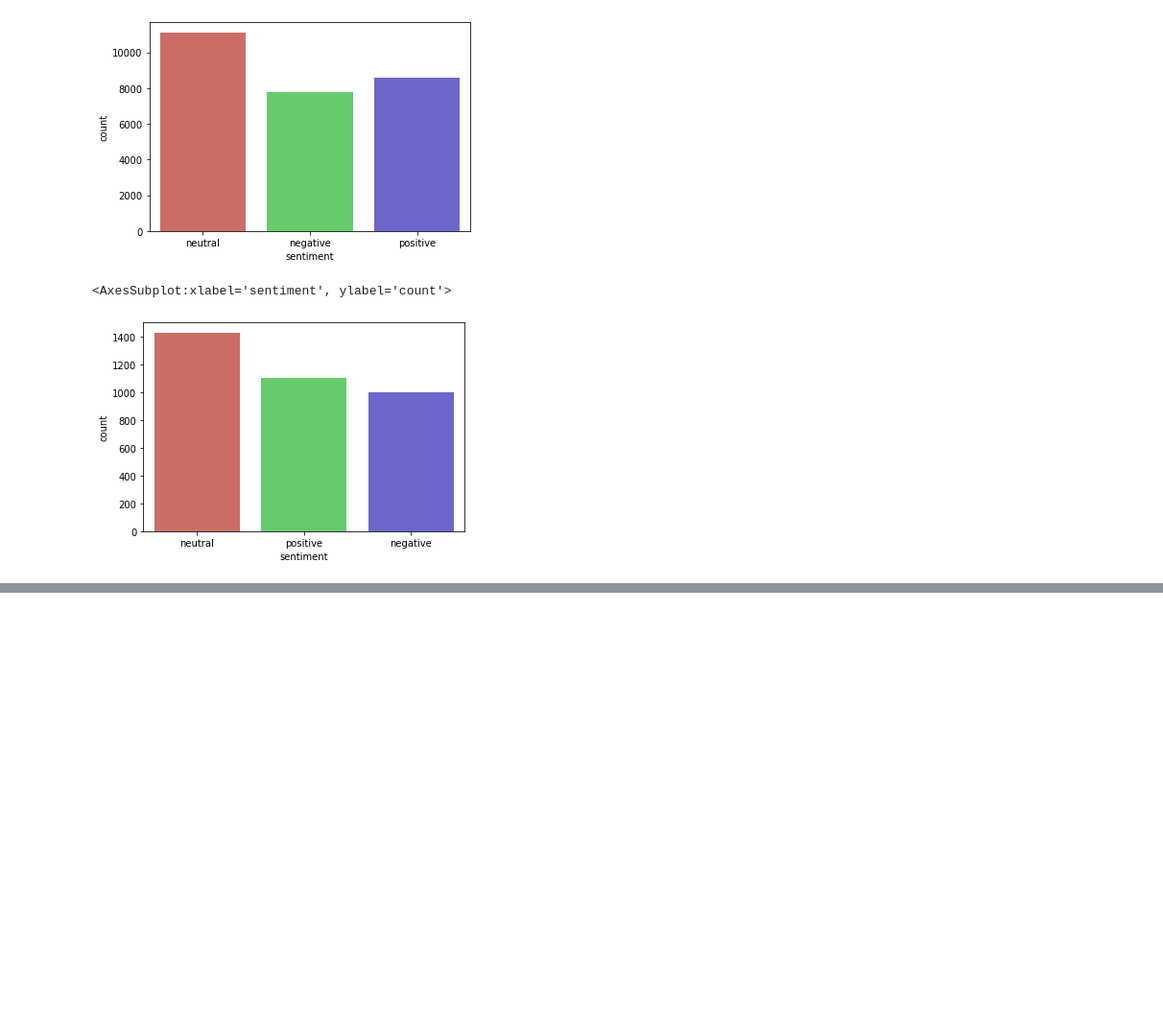
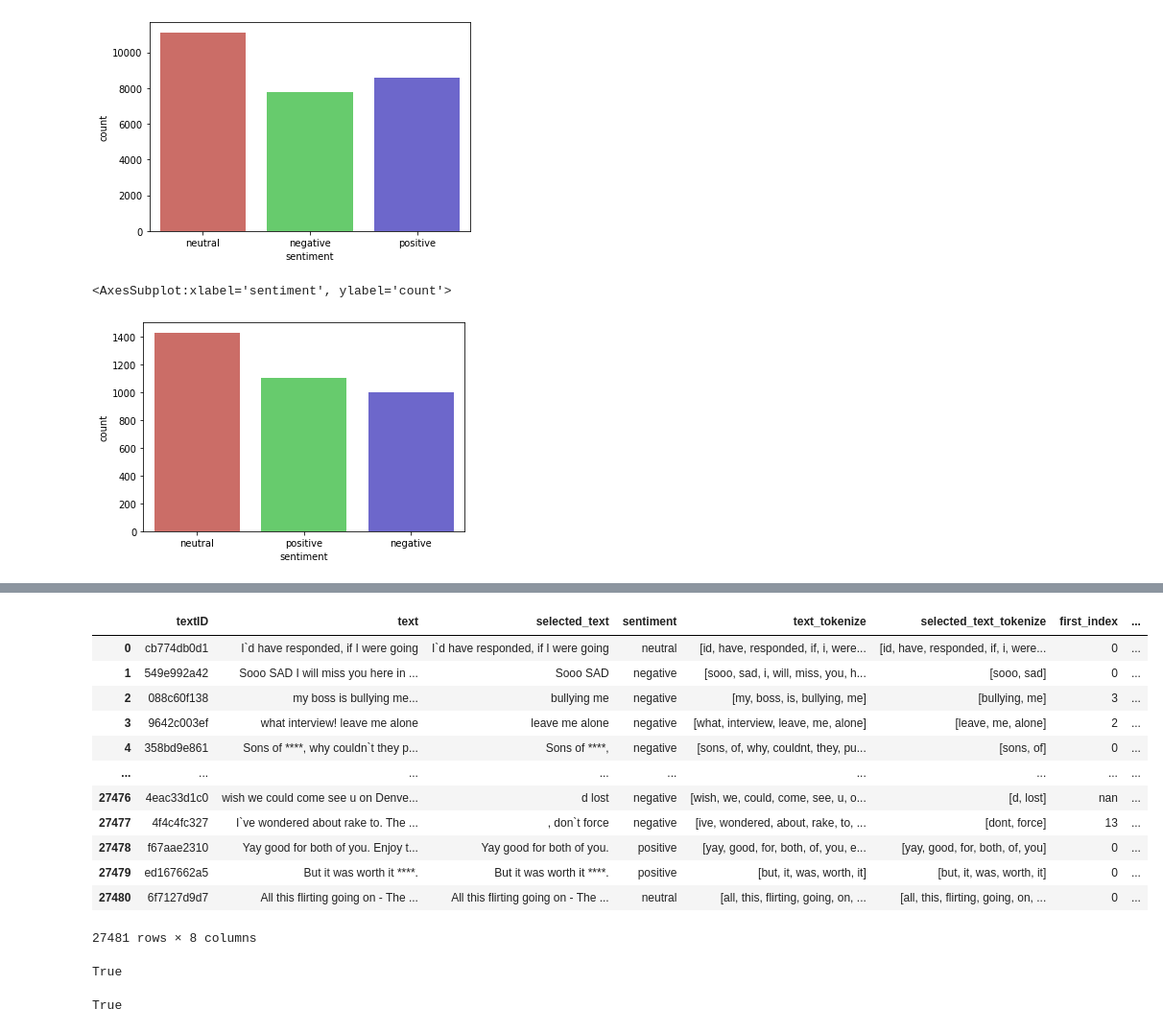
Before and after one commit to achrafBenHamou/Deep_Learning, a Jupyter notebook: Main.ipynb, the cells around one changed output, grey strips where cells are left out. Shown at 96% size. Drawn from its saved outputs; the diff is of its cells as text; code cells hidden in the pictures; blank space fills up the shorter version.

Commit message:
first-model

```diff
--- a/Main.ipynb
+++ b/Main.ipynb
@@ -113,11 +120,11 @@ def tweet_preprocessing(tweets):
     ##Word Tokenization
     tweet_words=word_tokenize(tweet)
     for word in tweet_words:
-        if(word not in stop_words):
-          word=stemmer.stem(word)
+        #if(word not in stop_words):
+         # word=stemmer.stem(word)
           list_tweet_words.append(word)
     ## join : from list of words to string
-    list_tweets_words.append(" ".join(list_tweet_words))
+    list_tweets_words.append(list_tweet_words)
    return list_tweets_words
 
 tweets =['99I`d have responded, if I were going','Sooo SAD']
@@ -235,0 +135,5 @@ None
+# %%
+#Add 2 new columns to our dataframe content listes of splitted text end selected text
+train_df["text_tokenize"]=tweet_preprocessing(train_df.text.astype(str))
+train_df["selected_text_tokenize"]=tweet_preprocessing(train_df.selected_text.astype(str))
+train_df.head()
@@ -235,0 +150,5 @@ None
+# %%
+#preprocessed_df = pd.read_csv("preprocessed_train_data.csv",keep_default_na=False)
+#del preprocessed_df['Unnamed: 0']
+preprocessed_df = train_df
+preprocessed_df.head(6)
@@ -235,0 +163,56 @@ None
+# %%
+import ast
+# if we want first index we choose True, and False for the latest index
+# we should use the next 2 lines one time (transform text to list)
+#preprocessed_df["text_tokenize"] = preprocessed_df.text_tokenize.apply(lambda x: ast.literal_eval(x))
+#preprocessed_df["selected_text_tokenize"] = preprocessed_df.selected_text_tokenize.apply(lambda x: ast.literal_eval(x))
+#preprocessed_df.head()
+
+def find_index (text_list,selectedText_list,i=True):
+    #find first word in selected_text
+    try :
+        if i == True :
+            first_w = selectedText_list[0]
+            #print(first_w)
+            return (int(text_list.index(first_w)))
+            #find last word in selected_text
+        else:
+            last_w = selectedText_list[-1]
+            # look for first_w index in text list
+            return (int(text_list.index(last_w)))
+    except :
+        pass
+a = preprocessed_df.text_tokenize.loc[2]
+b = preprocessed_df.selected_text_tokenize.loc[2]
+s = find_index (a,b,i=True)
+s
+
+preprocessed_df["first_index"] = preprocessed_df.apply(lambda row : find_index(row.text_tokenize,row.selected_text_tokenize,True),axis=1)
+preprocessed_df["last_index"] = preprocessed_df.apply(lambda row : find_index(row.text_tokenize,row.selected_text_tokenize,False),axis=1)
+#to convert float to int pandas
+pd.options.display.float_format = '{:,.0f}'.format
+preprocessed_df
+# %% [output]
+|  | textID | text | selected_text | sentiment | text_tokenize | selected_text_tokenize | first_index | ... |
+| 0 | cb774db0d1 | I`d have responded, if I were going | I`d have responded, if I were going | neutral | [id, have, responded, if, i, were... | [id, have, responded, if, i, were... | 0 | ... |
+| 1 | 549e992a42 | Sooo SAD I will miss you here in ... | Sooo SAD | negative | [sooo, sad, i, will, miss, you, h... | [sooo, sad] | 0 | ... |
+| 2 | 088c60f138 | my boss is bullying me... | bullying me | negative | [my, boss, is, bullying, me] | [bullying, me] | 3 | ... |
+| 3 | 9642c003ef | what interview! leave me alone | leave me alone | negative | [what, interview, leave, me, alone] | [leave, me, alone] | 2 | ... |
+| 4 | 358bd9e861 | Sons of ****, why couldn`t they p... | Sons of ****, | negative | [sons, of, why, couldnt, they, pu... | [sons, of] | 0 | ... |
+| ... | ... | ... | ... | ... | ... | ... | ... | ... |
+| 27476 | 4eac33d1c0 | wish we could come see u on Denve... | d lost | negative | [wish, we, could, come, see, u, o... | [d, lost] | nan | ... |
+| 27477 | 4f4c4fc327 | I`ve wondered about rake to. The ... | , don`t force | negative | [ive, wondered, about, rake, to, ... | [dont, force] | 13 | ... |
+| 27478 | f67aae2310 | Yay good for both of you. Enjoy t... | Yay good for both of you. | positive | [yay, good, for, both, of, you, e... | [yay, good, for, both, of, you] | 0 | ... |
+| 27479 | ed167662a5 | But it was worth it ****. | But it was worth it ****. | positive | [but, it, was, worth, it] | [but, it, was, worth, it] | 0 | ... |
+| 27480 | 6f7127d9d7 | All this flirting going on - The ... | All this flirting going on - The ... | neutral | [all, this, flirting, going, on, ... | [all, this, flirting, going, on, ... | 0 | ... |
+27481 rows × 8 columns
+# %%
+# check for null values
+preprocessed_df['first_index'].isnull().values.any()
+# %% [output]
+True
+# %%
+# check for null values
+preprocessed_df['last_index'].isnull().values.any()
+# %% [output]
+True
```
Also changed, not shown: parts of 32 cells of this notebook, 3 other files.
